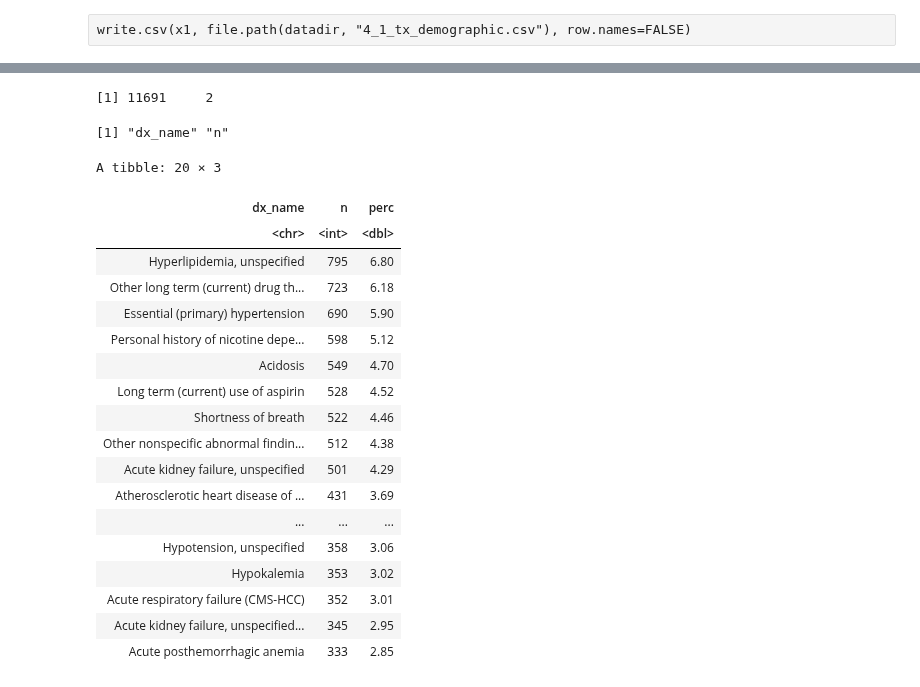
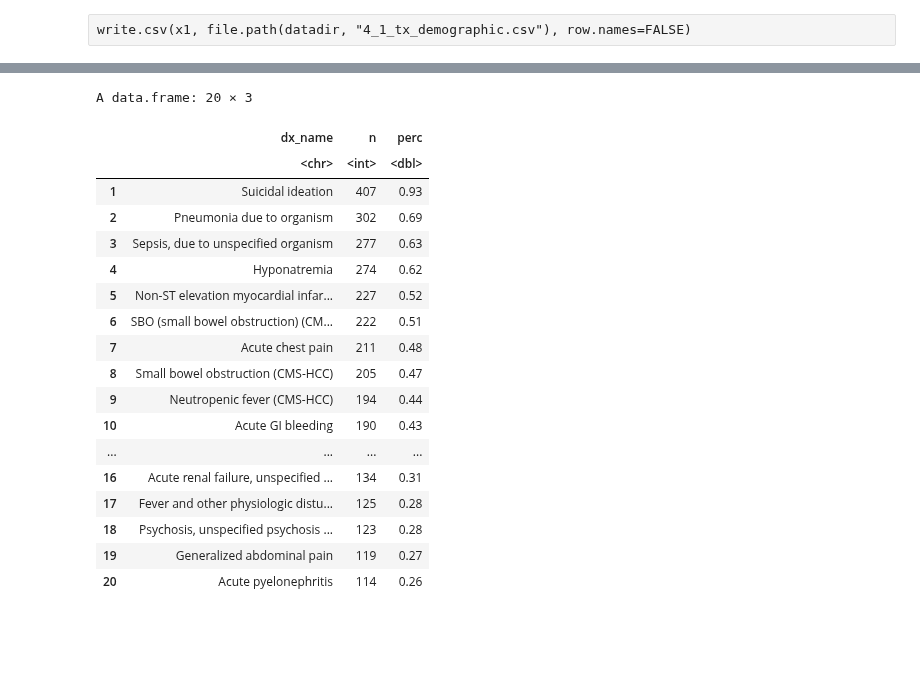
Before and after one commit to Minh084/TDA, a Jupyter notebook: 4_description/4.1_transfers.ipynb, the cells around one changed output, grey strips where cells are left out. Saved outputs shown, nothing was run; the diff lists cells and outputs as text; code cells hidden in the pictures; blank space fills up the shorter version.

```diff
--- a/4_description/4.1_transfers.ipynb
+++ b/4_description/4.1_transfers.ipynb
@@ -241,0 +218,4 @@ colnames(x2)
+# %%
+dx <- read.csv(file.path(datadir, "4_1_dx_all.csv"))
+nrow(dx)
+length(unique(dx$pat_enc_csn_id_coded)) # full cohort is 43980
@@ -264,47 +248,23 @@ A tibble: 20 × 3
-# %%
-# transfer cohort
-q = "
-SELECT x.dx_name, count(x.dx_name) AS n
-FROM
-    `som-nero-phi-jonc101.triageTD.1_4_cohort` as c
-JOIN
-    `som-nero-phi-jonc101.shc_core.diagnosis_code` as x
-ON
-    (c.anon_id = x.anon_id and c.pat_enc_csn_id_coded = x.pat_enc_csn_id_jittered)
-
-WHERE
-    c.first_label != c.death_24hr_recent_label
-
-GROUP by x.dx_name
-"
-
-# submit the query:
-update.packages('Rcpp')
-x2 <- dbGetQuery(con, q)
-dim(x2)
-colnames(x2)
-# %% [output]
-[1] 11691     2
-[1] "dx_name" "n"
 # %%
-x2 %>% mutate(perc = round(100*n/nrow(x2), 2)) %>% arrange(-n) %>% head(20)
+dx %>% filter(ed=="Y", primary=="Y") %>% distinct(pat_enc_csn_id_coded, dx_name) %>% count(dx_name) %>%
+    mutate(perc = round(100*n/43932, 2)) %>% arrange(-n) %>% head(20)
 # %% [output]
-A tibble: 20 × 3
+A data.frame: 20 × 3
-| dx_name | n | perc |
-| <chr> | <int> | <dbl> |
-| Hyperlipidemia, unspecified | 795 | 6.80 |
-| Other long term (current) drug th... | 723 | 6.18 |
-| Essential (primary) hypertension | 690 | 5.90 |
-| Personal history of nicotine depe... | 598 | 5.12 |
-| Acidosis | 549 | 4.70 |
-| Long term (current) use of aspirin | 528 | 4.52 |
-| Shortness of breath | 522 | 4.46 |
-| Other nonspecific abnormal findin... | 512 | 4.38 |
-| Acute kidney failure, unspecified | 501 | 4.29 |
-| Atherosclerotic heart disease of ... | 431 | 3.69 |
-| ... | ... | ... |
-| Hypotension, unspecified | 358 | 3.06 |
-| Hypokalemia | 353 | 3.02 |
-| Acute respiratory failure (CMS-HCC) | 352 | 3.01 |
-| Acute kidney failure, unspecified... | 345 | 2.95 |
-| Acute posthemorrhagic anemia | 333 | 2.85 |
+|  | dx_name | n | perc |
+|  | <chr> | <int> | <dbl> |
+| 1 | Suicidal ideation | 407 | 0.93 |
+| 2 | Pneumonia due to organism | 302 | 0.69 |
+| 3 | Sepsis, due to unspecified organism | 277 | 0.63 |
+| 4 | Hyponatremia | 274 | 0.62 |
+| 5 | Non-ST elevation myocardial infar... | 227 | 0.52 |
+| 6 | SBO (small bowel obstruction) (CM... | 222 | 0.51 |
+| 7 | Acute chest pain | 211 | 0.48 |
+| 8 | Small bowel obstruction (CMS-HCC) | 205 | 0.47 |
+| 9 | Neutropenic fever (CMS-HCC) | 194 | 0.44 |
+| 10 | Acute GI bleeding | 190 | 0.43 |
+| ... | ... | ... | ... |
+| 16 | Acute renal failure, unspecified ... | 134 | 0.31 |
+| 17 | Fever and other physiologic distu... | 125 | 0.28 |
+| 18 | Psychosis, unspecified psychosis ... | 123 | 0.28 |
+| 19 | Generalized abdominal pain | 119 | 0.27 |
+| 20 | Acute pyelonephritis | 114 | 0.26 |
```
Also changed, not shown: parts of 24 cells of this notebook, 3 other files.
